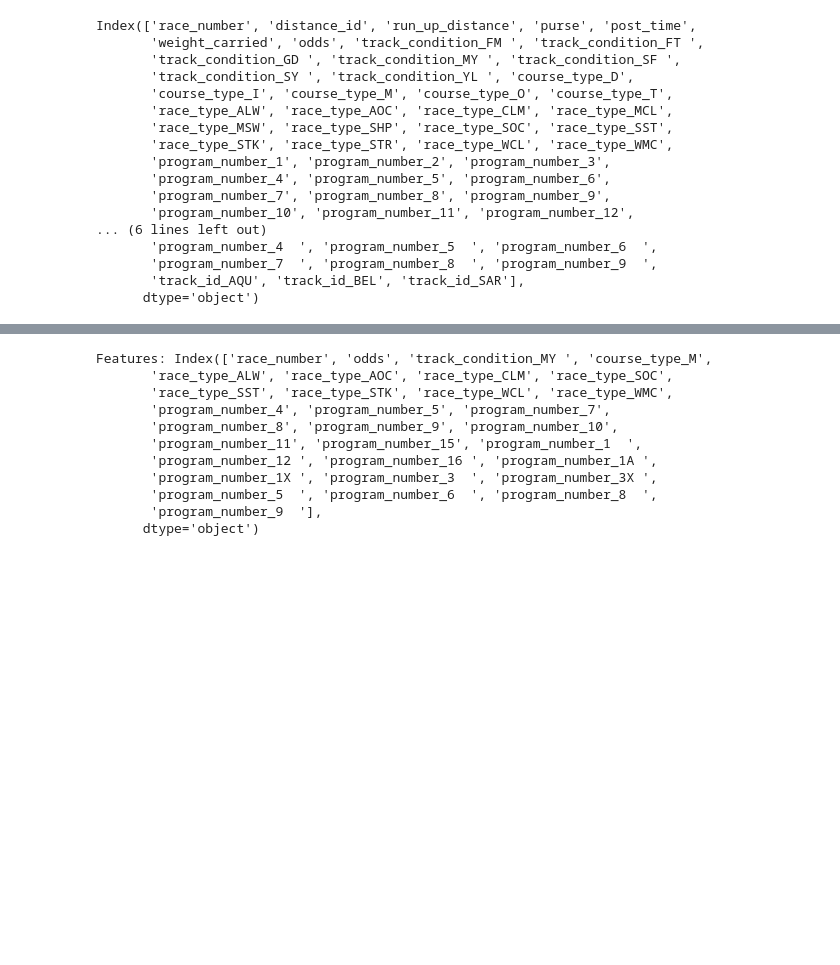
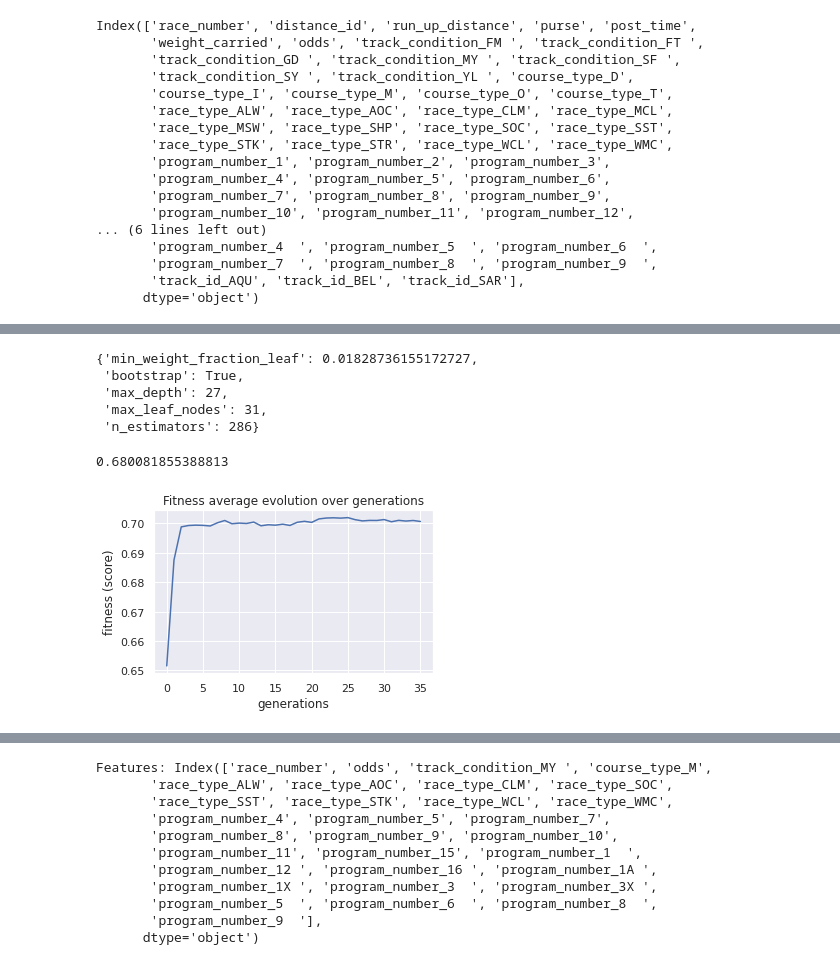
Before and after one commit to jsebastianquiroga/Big_Data-_Derby_2022_SI, a Jupyter notebook: Notebooks/sistemas_inteligentes.ipynb, the cells around one changed output, grey strips where cells are left out. Cells and saved outputs as stored; diff of their text form; code cells hidden in the pictures; blank space fills up the shorter version.

```diff
--- a/Notebooks/sistemas_inteligentes.ipynb
+++ b/Notebooks/sistemas_inteligentes.ipynb
@@ -1183,0 +1184,32 @@ accuracy
+# %%
+from sklearn_genetic import GASearchCV
+from sklearn_genetic.space import Continuous, Categorical, Integer
+from sklearn_genetic.plots import plot_fitness_evolution, plot_search_space
+from sklearn.model_selection import StratifiedKFold
+import matplotlib.pyplot as plt
+
+param_grid = {'min_weight_fraction_leaf': Continuous(0.01, 0.5, distribution='log-uniform'),
+              'bootstrap': Categorical([True, False]),
+              'max_depth': Integer(2, 30),
+              'max_leaf_nodes': Integer(2, 35),
+              'n_estimators': Integer(100, 300)}
+
+cv = StratifiedKFold(n_splits=3, shuffle=True)
+
+evolved_estimator = GASearchCV(estimator=clf,
+                               cv=cv,
+                               scoring='accuracy',
+                               population_size=10,
+                               generations=20,
+                               tournament_size=3,
+                               elitism=True,
+                               crossover_probability=0.8,
+                               mutation_probability=0.1,
+                               param_grid=param_grid,
+                               criteria='max',
+                               algorithm='eaMuPlusLambda',
+                               n_jobs=-1,
+                               verbose=True,
+                               keep_top_k=4)
+# %%
+evolved_estimator.fit(X_train[:, features],y_train)
@@ -1183,0 +1246,19 @@ accuracy
+# %%
+evolved_estimator.best_params_
+# %% [output]
+{'min_weight_fraction_leaf': 0.01828736155172727,
+ 'bootstrap': True,
+ 'max_depth': 27,
+ 'max_leaf_nodes': 31,
+ 'n_estimators': 286}
+# %%
+y_predicy_ga = evolved_estimator.predict(X_test[:, features])
+accuracy_score(y_test,y_predicy_ga)
+# %% [output]
+0.680081855388813
+# %%
+plt.figure(figsize=(5,3))
+plot_fitness_evolution(evolved_estimator)
+plt.show()
+# %% [output]
+[figure, added]
```
Also changed, not shown: parts of 11 cells of this notebook.
